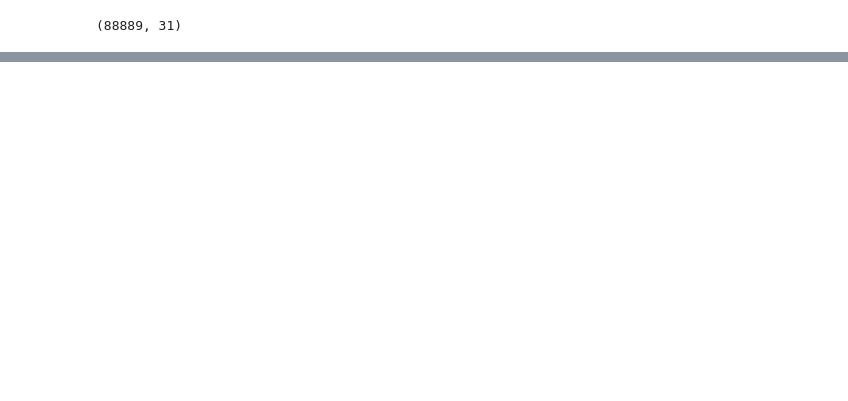
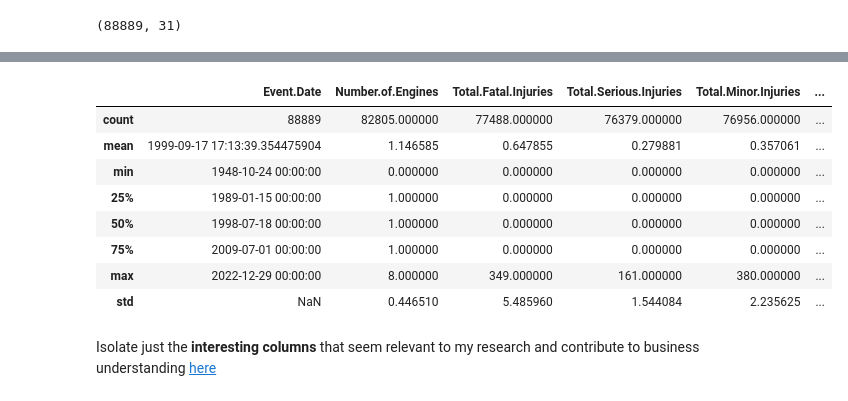
Before and after one commit to IdrisFallout/AviationResearch, a Jupyter notebook: index.ipynb, the cells around one changed output, grey strips where cells are left out. Saved outputs shown, nothing was run; the diff lists cells and outputs as text; code cells hidden in the pictures; blank space fills up the shorter version.

```diff
--- a/index.ipynb
+++ b/index.ipynb
@@ -52 +54,15 @@ df.tail()
 5 rows × 31 columns
+# %%
+df.describe()
+# %% [output]
+|  | Event.Date | Number.of.Engines | Total.Fatal.Injuries | Total.Serious.Injuries | Total.Minor.Injuries | ... |
+| count | 88889 | 82805.000000 | 77488.000000 | 76379.000000 | 76956.000000 | ... |
+| mean | 1999-09-17 17:13:39.354475904 | 1.146585 | 0.647855 | 0.279881 | 0.357061 | ... |
+| min | 1948-10-24 00:00:00 | 0.000000 | 0.000000 | 0.000000 | 0.000000 | ... |
+| 25% | 1989-01-15 00:00:00 | 1.000000 | 0.000000 | 0.000000 | 0.000000 | ... |
+| 50% | 1998-07-18 00:00:00 | 1.000000 | 0.000000 | 0.000000 | 0.000000 | ... |
+| 75% | 2009-07-01 00:00:00 | 1.000000 | 0.000000 | 0.000000 | 0.000000 | ... |
+| max | 2022-12-29 00:00:00 | 8.000000 | 349.000000 | 161.000000 | 380.000000 | ... |
+| std | NaN | 0.446510 | 5.485960 | 1.544084 | 2.235625 | ... |
+# %% [markdown]
+Isolate just the **interesting columns** that seem relevant to my research and contribute to business understanding [here](https://github.com/learn-co-curriculum/dsc-phase-1-project-v3)
```
Also changed, not shown: parts of 16 cells of this notebook.
